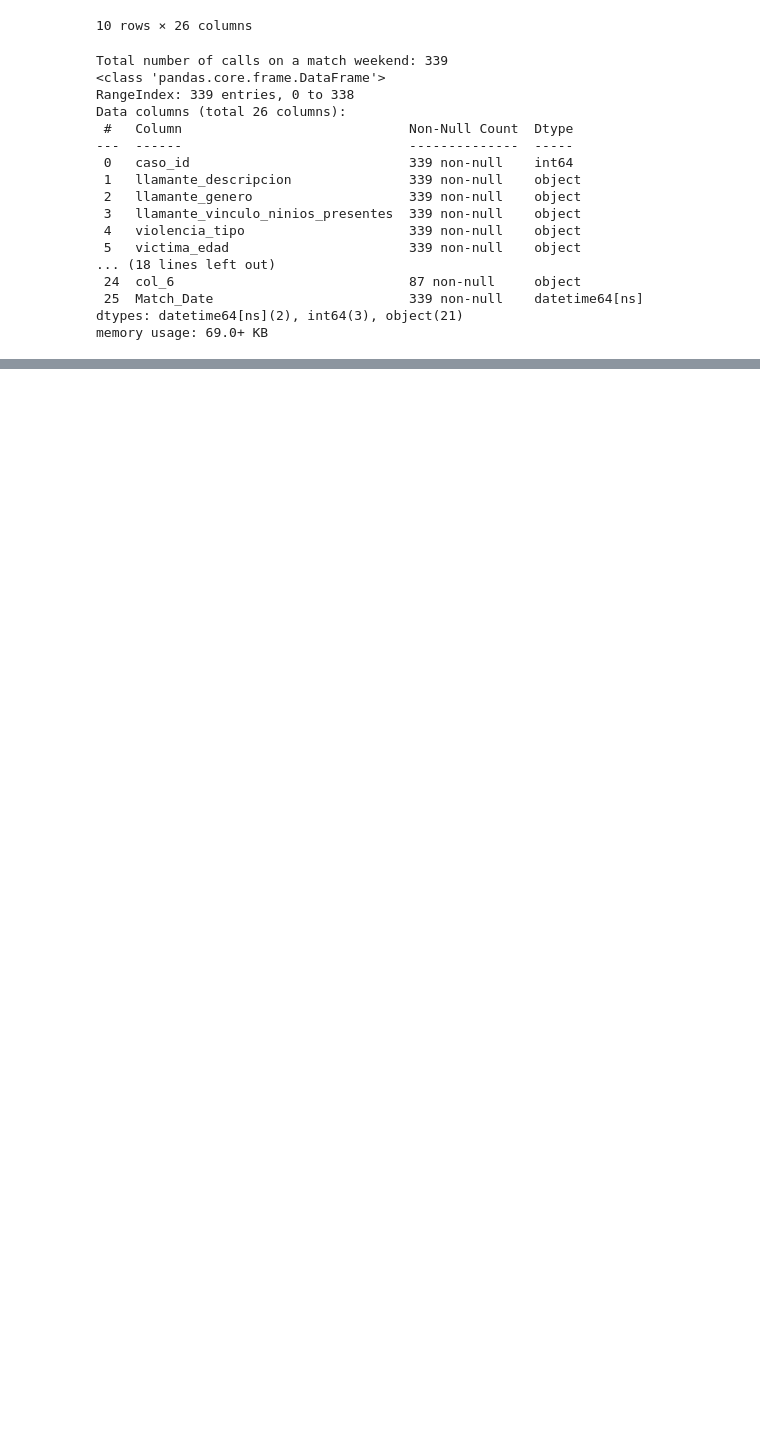
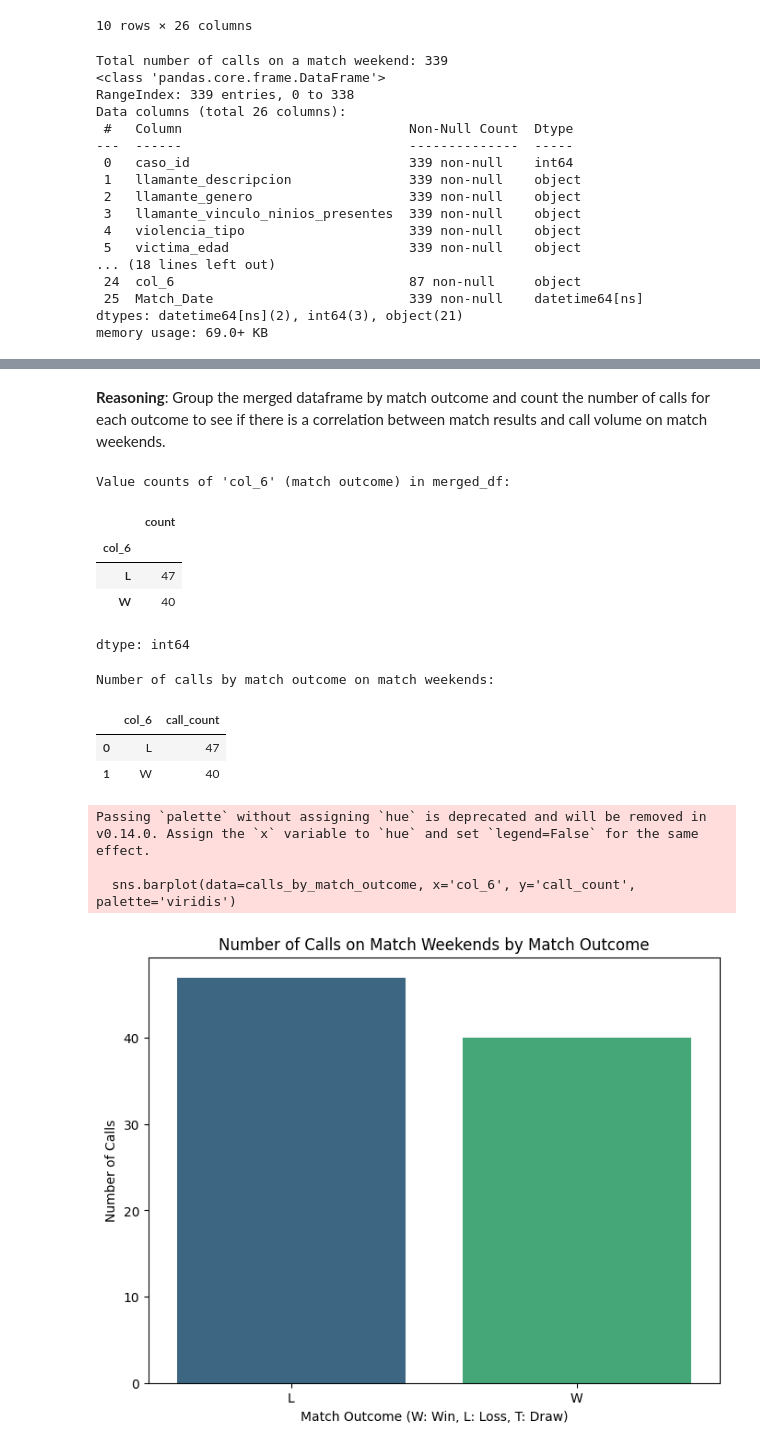
Before and after one commit to ValenG03/DVfootball-IA-project, a Jupyter notebook: ProyectoIA.ipynb, the cells around one changed output, grey strips where cells are left out. Cells and saved outputs as stored; diff of their text form; code cells hidden in the pictures; blank space fills up the shorter version.

```diff
--- a/ProyectoIA.ipynb
+++ b/ProyectoIA.ipynb
@@ -1601,0 +1427,45 @@ Distribution of calls by match result:
+# %% [markdown]
+**Reasoning**:
+Group the merged dataframe by match outcome and count the number of calls for each outcome to see if there is a correlation between match results and call volume on match weekends.
+# %%
+# Assuming 'col_6' in merged_df represents the match outcome (W/L/T)
+# Let's first inspect the values in 'col_6' to confirm
+print("Value counts of 'col_6' (match outcome) in merged_df:")
+display(merged_df['col_6'].value_counts())
+
+# Filter out rows where 'col_6' is None or not a valid outcome if necessary
+# Based on previous analysis, 'col_6' seems to contain 'L', 'W', 'T', and None
+valid_outcomes = ['W', 'L', 'T']
+df_match_outcomes = merged_df[merged_df['col_6'].isin(valid_outcomes)].copy()
+
+# Group by match outcome and count the number of calls
+calls_by_match_outcome = df_match_outcomes.groupby('col_6').size().reset_index(name='call_count')
+
+print("\nNumber of calls by match outcome on match weekends:")
+display(calls_by_match_outcome)
+
+# Optional: Visualize the relationship
+import matplotlib.pyplot as plt
+import seaborn as sns
+
+plt.figure(figsize=(8, 6))
+sns.barplot(data=calls_by_match_outcome, x='col_6', y='call_count', palette='viridis')
+plt.title('Number of Calls on Match Weekends by Match Outcome')
+plt.xlabel('Match Outcome (W: Win, L: Loss, T: Draw)')
+plt.ylabel('Number of Calls')
+plt.show()
+# %% [output]
+Value counts of 'col_6' (match outcome) in merged_df:
+|  | count |
+| col_6 |  |
+| L | 47 |
+| W | 40 |
+dtype: int64
+Number of calls by match outcome on match weekends:
+|  | col_6 | call_count |
+| 0 | L | 47 |
+| 1 | W | 40 |
+Passing `palette` without assigning `hue` is deprecated and will be removed in v0.14.0. Assign the `x` variable to `hue` and set `legend=False` for the same effect.
+
+  sns.barplot(data=calls_by_match_outcome, x='col_6', y='call_count', palette='viridis')
+[figure, added]
```
Also changed, not shown: parts of 112 cells of this notebook.
